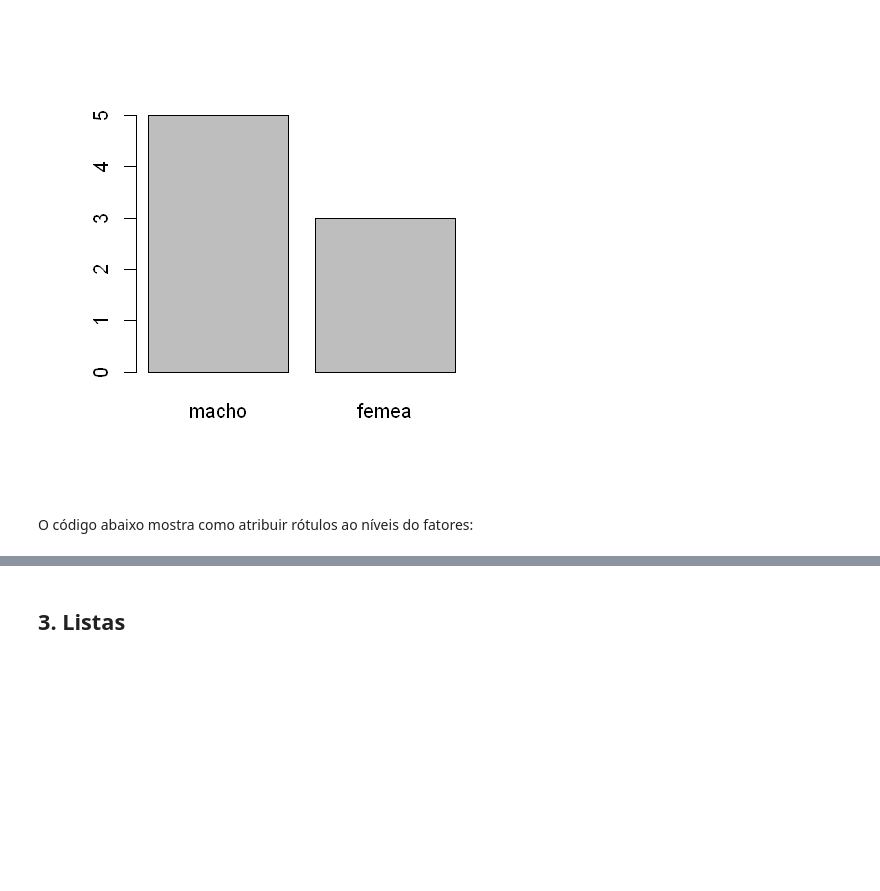
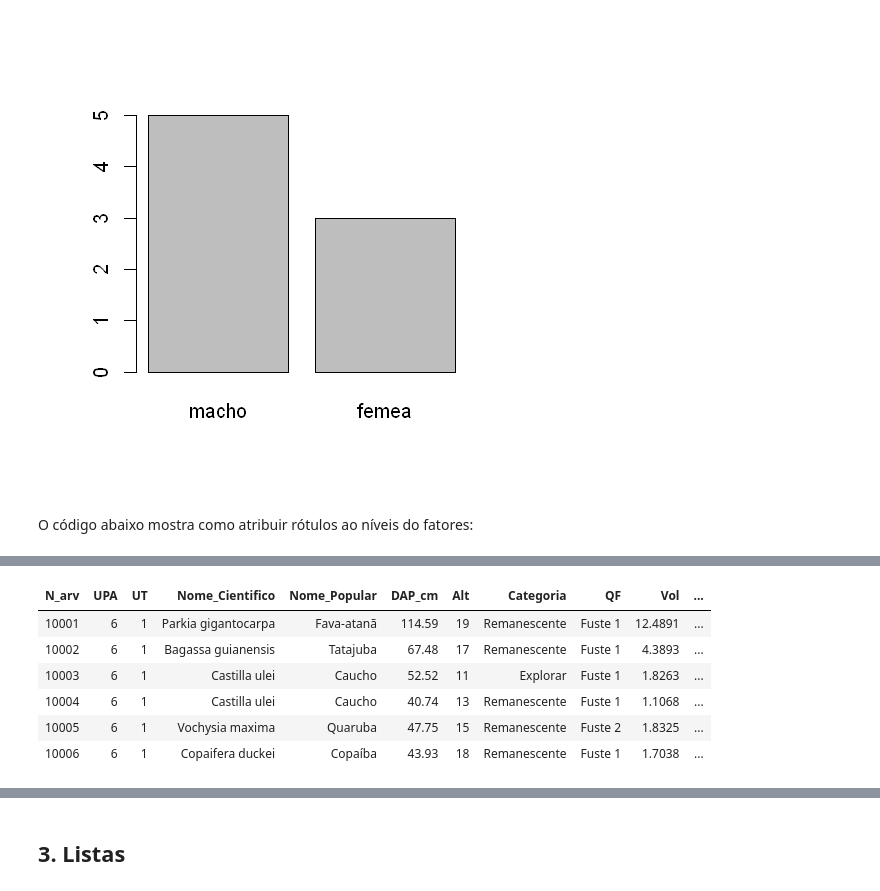
Before and after one commit to robson-cruz/Introducao_Analise_Dados_R, a Jupyter notebook: Modulo_1_Introducao_Linguagem_R_Aula_5.ipynb, the cells around one changed output, grey strips where cells are left out. Cells and saved outputs as stored; diff of their text form; code cells hidden in the pictures; blank space fills up the shorter version.

```diff
--- a/Modulo_1_Introducao_Linguagem_R_Aula_5.ipynb
+++ b/Modulo_1_Introducao_Linguagem_R_Aula_5.ipynb
@@ -85,0 +139,11 @@ levels(sexo_fator)
+# %%
+# Mostrar os dados com a inserção de rótulos aos fatores
+head(inventario)
+# %% [output]
+| N_arv | UPA | UT | Nome_Cientifico | Nome_Popular | DAP_cm | Alt | Categoria | QF | Vol | ... |
+| 10001 | 6 | 1 | Parkia gigantocarpa | Fava-atanã | 114.59 | 19 | Remanescente | Fuste 1 | 12.4891 | ... |
+| 10002 | 6 | 1 | Bagassa guianensis | Tatajuba | 67.48 | 17 | Remanescente | Fuste 1 | 4.3893 | ... |
+| 10003 | 6 | 1 | Castilla ulei | Caucho | 52.52 | 11 | Explorar | Fuste 1 | 1.8263 | ... |
+| 10004 | 6 | 1 | Castilla ulei | Caucho | 40.74 | 13 | Remanescente | Fuste 1 | 1.1068 | ... |
+| 10005 | 6 | 1 | Vochysia maxima | Quaruba | 47.75 | 15 | Remanescente | Fuste 2 | 1.8325 | ... |
+| 10006 | 6 | 1 | Copaifera duckei | Copaíba | 43.93 | 18 | Remanescente | Fuste 1 | 1.7038 | ... |
```
Also changed, not shown: parts of 52 cells of this notebook.
